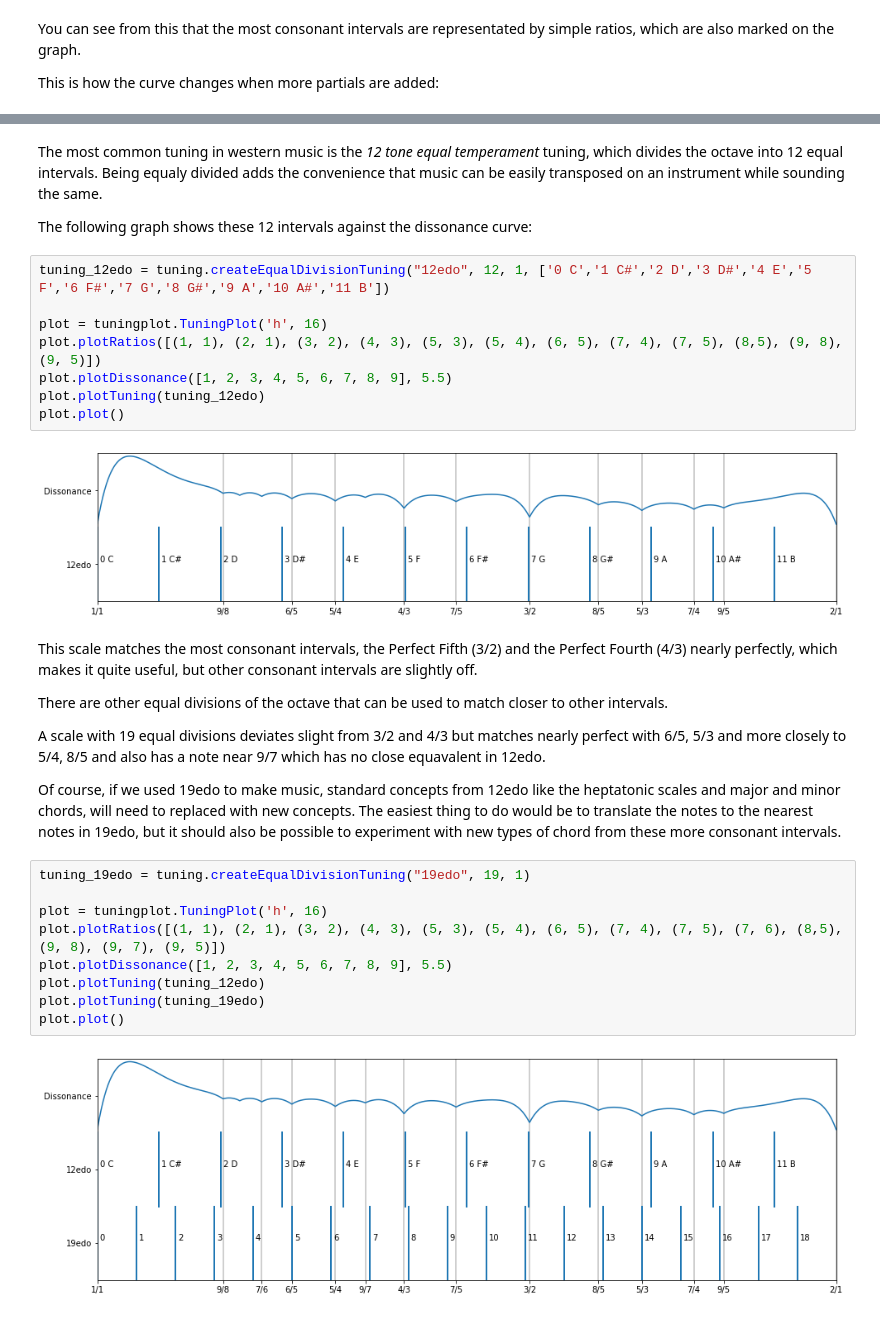
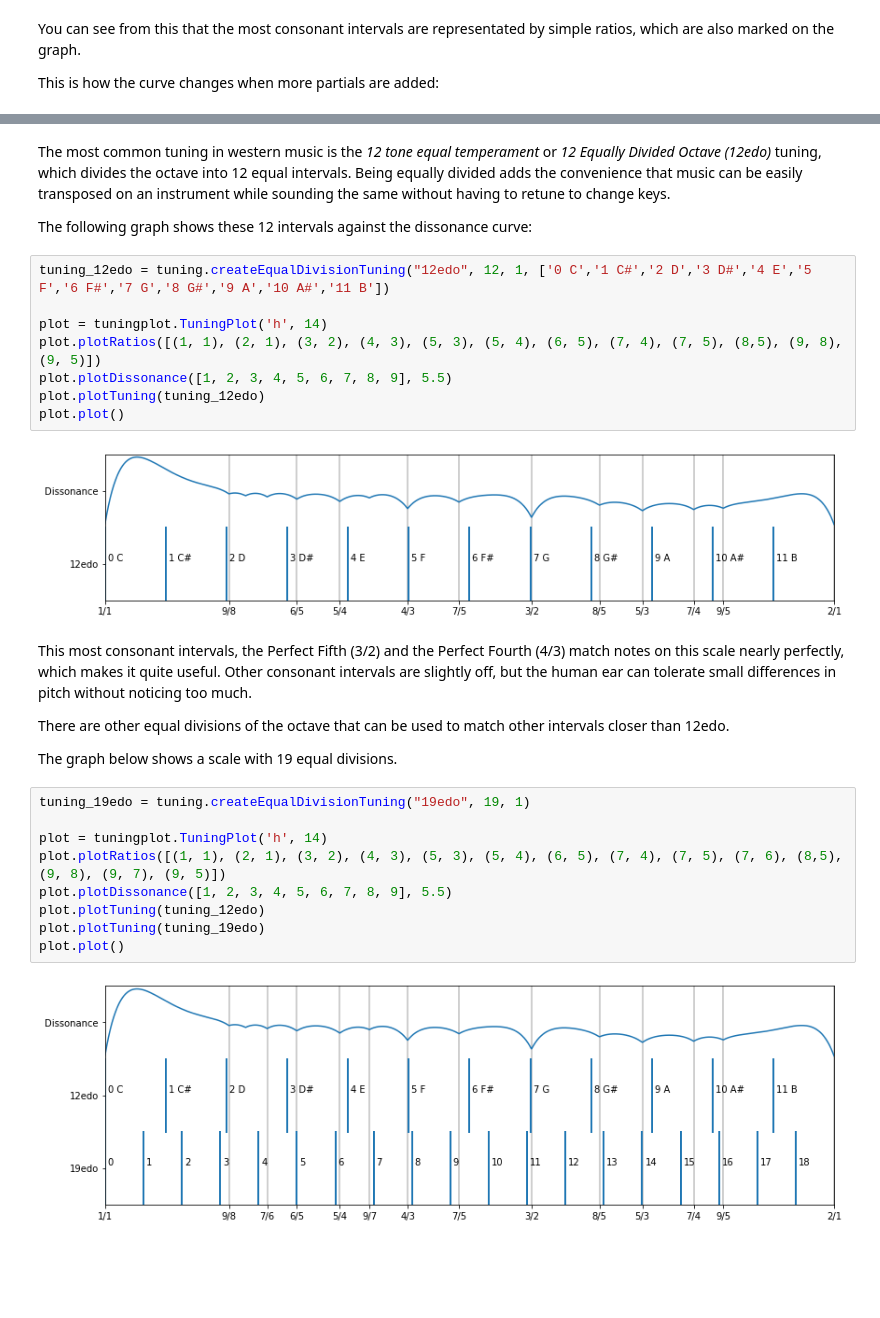
Before and after one commit to pigatron-industries/xen_quantizer, a Jupyter notebook: python/Tuning.ipynb, the cells around one changed output, grey strips where cells are left out. Saved outputs shown, nothing was run; the diff lists cells and outputs as text; blank space fills up the shorter version.

```diff
--- a/python/Tuning.ipynb
+++ b/python/Tuning.ipynb
@@ -50,33 +52,31 @@ plot.plot()
 # %% [markdown]
-The most common tuning in western music is the *12 tone equal temperament* tuning, which divides the octave into 12 equal intervals. Being equaly divided adds the convenience that music can be easily transposed on an instrument while sounding the same.
+The most common tuning in western music is the *12 tone equal temperament* or *12 Equally Divided Octave (12edo)* tuning, which divides the octave into 12 equal intervals. Being equally divided adds the convenience that music can be easily transposed on an instrument while sounding the same without having to retune to change keys.
 
 The following graph shows these 12 intervals against the dissonance curve:
 # %%
 tuning_12edo = tuning.createEqualDivisionTuning("12edo", 12, 1, ['0 C','1 C#','2 D','3 D#','4 E','5 F','6 F#','7 G','8 G#','9 A','10 A#','11 B'])
 
-plot = tuningplot.TuningPlot('h', 16)
+plot = tuningplot.TuningPlot('h', 14)
 plot.plotRatios([(1, 1), (2, 1), (3, 2), (4, 3), (5, 3), (5, 4), (6, 5), (7, 4), (7, 5), (8,5), (9, 8), (9, 5)])
 plot.plotDissonance([1, 2, 3, 4, 5, 6, 7, 8, 9], 5.5)
 plot.plotTuning(tuning_12edo)
 plot.plot()
 # %% [output]
-[figure, old version]
+[figure, new version]
 # %% [markdown]
-This scale matches the most consonant intervals, the Perfect Fifth (3/2) and the Perfect Fourth (4/3) nearly perfectly, which makes it quite useful, but other consonant intervals are slightly off.
+This most consonant intervals, the Perfect Fifth (3/2) and the Perfect Fourth (4/3) match notes on this scale nearly perfectly, which makes it quite useful. Other consonant intervals are slightly off, but the human ear can tolerate small differences in pitch without noticing too much.
 
-There are other equal divisions of the octave that can be used to match closer to other intervals.
+There are other equal divisions of the octave that can be used to match other intervals closer than 12edo.
 
-A scale with 19 equal divisions deviates slight from 3/2 and 4/3 but matches nearly perfect with 6/5, 5/3 and more closely to 5/4, 8/5 and also has a note near 9/7 which has no close equavalent in 12edo.
-
-Of course, if we used 19edo to make music, standard concepts from 12edo like the heptatonic scales and major and minor chords, will need to replaced with new concepts. The easiest thing to do would be to translate the notes to the nearest notes in 19edo, but it should also be possible to experiment with new types of chord from these more consonant intervals.
+The graph below shows a scale with 19 equal divisions.
 # %%
 tuning_19edo = tuning.createEqualDivisionTuning("19edo", 19, 1)
 
-plot = tuningplot.TuningPlot('h', 16)
+plot = tuningplot.TuningPlot('h', 14)
 plot.plotRatios([(1, 1), (2, 1), (3, 2), (4, 3), (5, 3), (5, 4), (6, 5), (7, 4), (7, 5), (7, 6), (8,5), (9, 8), (9, 7), (9, 5)])
 plot.plotDissonance([1, 2, 3, 4, 5, 6, 7, 8, 9], 5.5)
 plot.plotTuning(tuning_12edo)
 plot.plotTuning(tuning_19edo)
 plot.plot()
 # %% [output]
-[figure, old version]
+[figure, new version]
```
Also changed, not shown: parts of 15 cells of this notebook, 1 other file.
